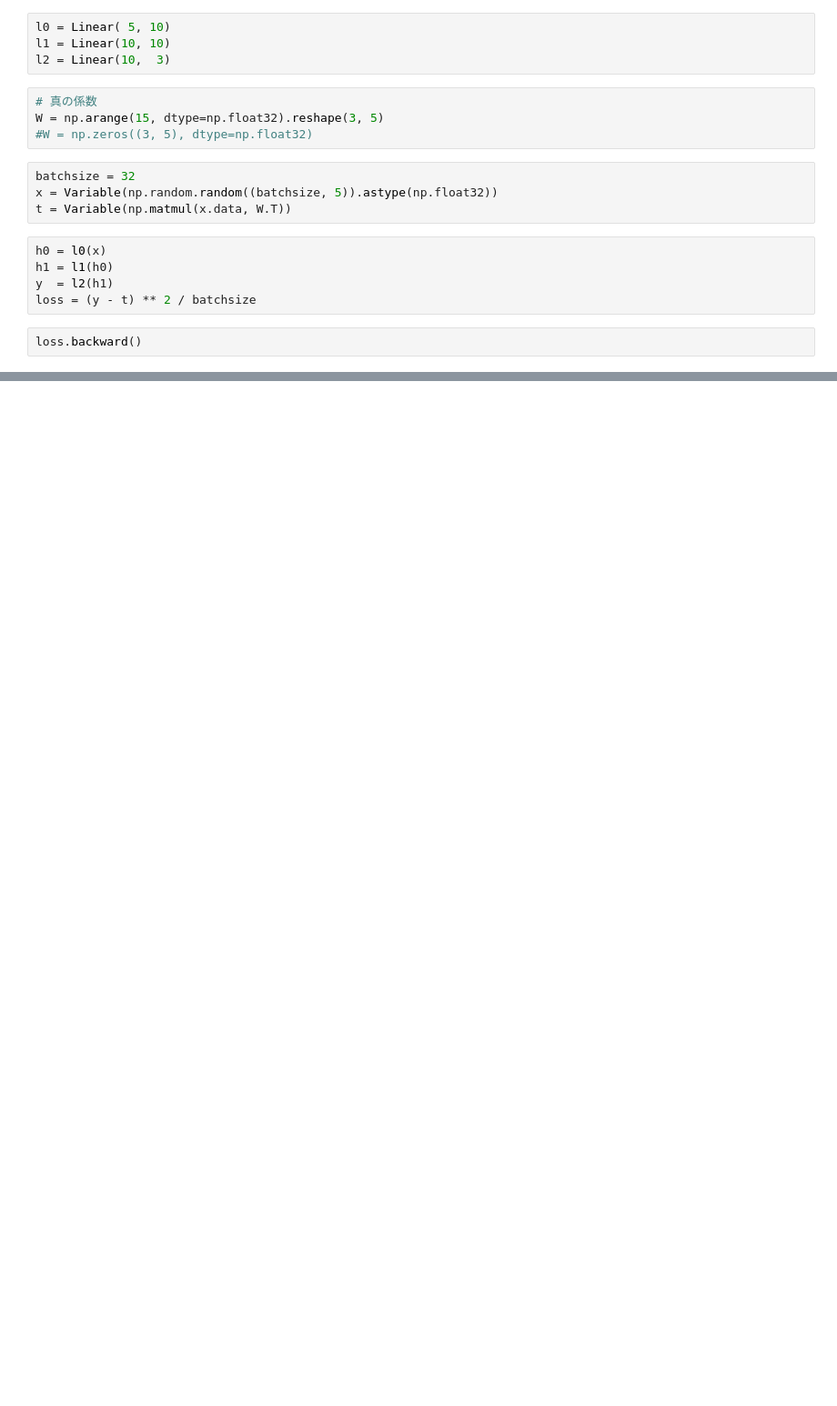
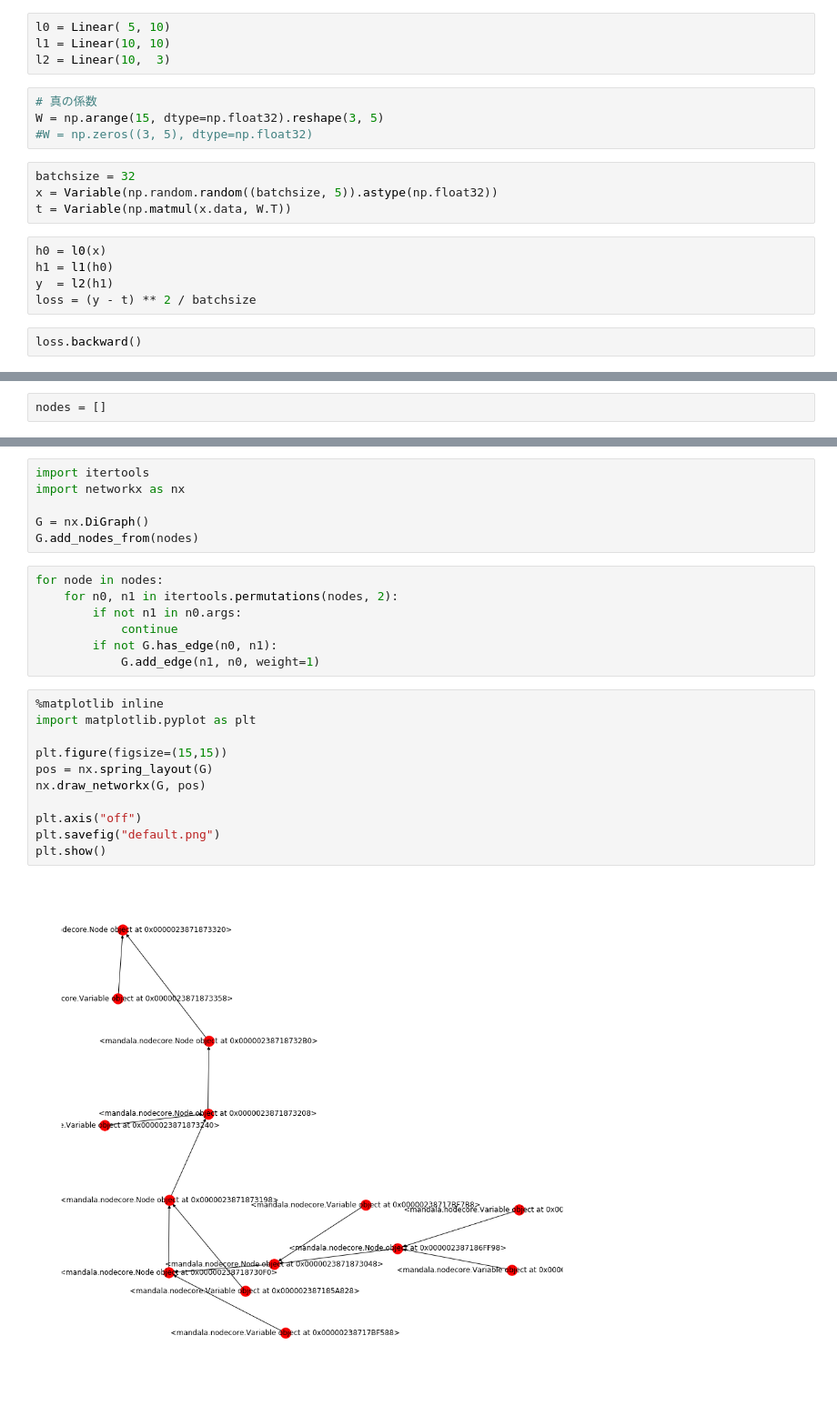
Before and after one commit to ryamauchi/mandala, a Jupyter notebook: notebooks/0710work_autodiff_linear.ipynb, the cells around one changed output, grey strips where cells are left out. Shown at 91% size. Drawn from its saved outputs; the diff is of its cells as text; blank space fills up the shorter version.

Commit message:
mandala graph

```diff
--- a/notebooks/0710work_autodiff_linear.ipynb
+++ b/notebooks/0710work_autodiff_linear.ipynb
@@ -166,0 +158,2 @@ y.data[0], t.data[0]
+# %%
+nodes = []
@@ -166,0 +193,26 @@ y.data[0], t.data[0]
+# %%
+import itertools
+import networkx as nx
+
+G = nx.DiGraph()
+G.add_nodes_from(nodes)
+# %%
+for node in nodes:
+    for n0, n1 in itertools.permutations(nodes, 2):
+        if not n1 in n0.args:
+            continue
+        if not G.has_edge(n0, n1):
+            G.add_edge(n1, n0, weight=1)
+# %%
+%matplotlib inline
+import matplotlib.pyplot as plt
+
+plt.figure(figsize=(15,15))
+pos = nx.spring_layout(G)
+nx.draw_networkx(G, pos)
+
+plt.axis("off")
+plt.savefig("default.png")
+plt.show()
+# %% [output]
+[figure, added]
```
Also changed, not shown: parts of 8 cells of this notebook.
